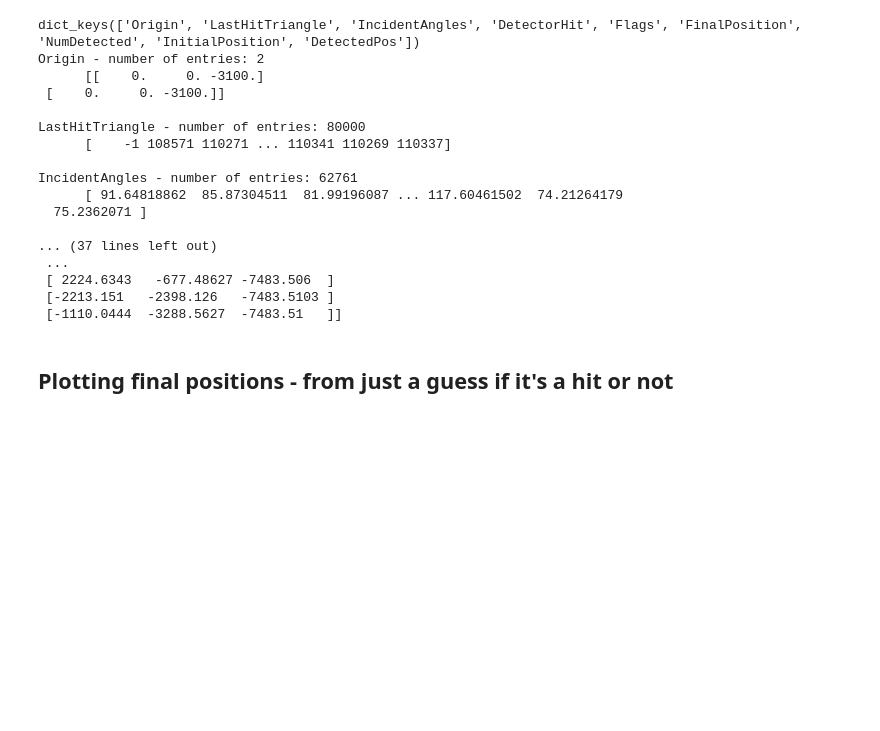
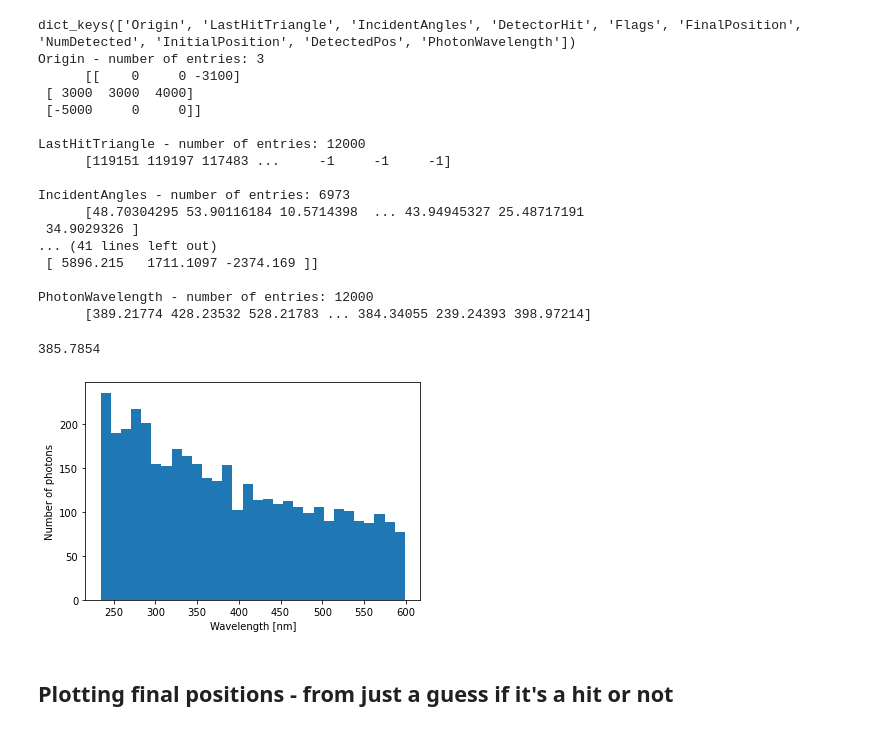
Before and after one commit to eklem1/OD_work, a Jupyter notebook: hfiles.ipynb, the cells around one changed output. Drawn from its saved outputs; the diff is of its cells as text; code cells hidden in the pictures; blank space fills up the shorter version.

```diff
--- a/hfiles.ipynb
+++ b/hfiles.ipynb
@@ -45,7 +45,7 @@ def GetPhotonFlags(Flags):
     return PhotonFlags
 # %%
 Keys1 = ['Origin', 'LastHitTriangle', 'IncidentAngles', 'DetectorHit',
-                        'Flags', 'FinalPosition', 'NumDetected', 'InitialPosition', 'DetectedPos']#, 'OpticalParameters']
+                        'Flags', 'FinalPosition', 'NumDetected', 'InitialPosition', 'DetectedPos', 'PhotonWavelength']
 
 # File1 = "..\chroma_nEXO_OD_OD_test_210527_164627_r3326.h5"
 # File1 = "..\chroma_nEXO_OD_OD_test_210528_114859_r7131.h5"
@@ -63,12 +63,14 @@ Keys1 = ['Origin', 'LastHitTriangle', 'IncidentAngles', 'DetectorHit',
 # File1 = 'h5_files/chroma_nEXO_OD_OD_test_210615_145704_r5508.h5'
 
 
-#to center with WT surface set to detection: 1.0
-File1 = "h5_files/chroma_nEXO_OD_OD_fullAbs_WT_210621_133834_r5107.h5"
-#to corner with WT surface set to detection: 1.0 s
-File1 = "h5_files/chroma_nEXO_OD_OD_fullAbs_WT_210621_134205_r3434.h5"
+# #to center with WT surface set to detection: 1.0
+# File1 = "h5_files/chroma_nEXO_OD_OD_fullAbs_WT_210621_133834_r5107.h5"
+# #to corner with WT surface set to detection: 1.0 s
+# File1 = "h5_files/chroma_nEXO_OD_OD_fullAbs_WT_210621_134205_r3434.h5"
 
 
+File1 = "h5_files/chroma_nEXO_OD_OD_fullAbs_WT_210624_155631_r4603.h5"
+
 Data1 = ReadFile(Keys1, File1)
 # %%
 print(Data1.keys())
@@ -77,23 +79,34 @@ for var in Data1.keys():
     print(var, "- number of entries:", len(Data1[var]))
     print("     ", Data1[var], '\n')
 # %% [output]
-dict_keys(['Origin', 'LastHitTriangle', 'IncidentAngles', 'DetectorHit', 'Flags', 'FinalPosition', 'NumDetected', 'InitialPosition', 'DetectedPos'])
-Origin - number of entries: 2
-      [[    0.     0. -3100.]
- [    0.     0. -3100.]]
+dict_keys(['Origin', 'LastHitTriangle', 'IncidentAngles', 'DetectorHit', 'Flags', 'FinalPosition', 'NumDetected', 'InitialPosition', 'DetectedPos', 'PhotonWavelength'])
+Origin - number of entries: 3
+      [[    0     0 -3100]
+ [ 3000  3000  4000]
+ [-5000     0     0]]
 
-LastHitTriangle - number of entries: 80000
-      [    -1 108571 110271 ... 110341 110269 110337]
+LastHitTriangle - number of entries: 12000
+      [119151 119197 117483 ...     -1     -1     -1]
 
-IncidentAngles - number of entries: 62761
-      [ 91.64818862  85.87304511  81.99196087 ... 117.60461502  74.21264179
-  75.2362071 ]
+IncidentAngles - number of entries: 6973
+      [48.70304295 53.90116184 10.5714398  ... 43.94945327 25.48717191
+ 34.9029326 ]
+... (41 lines left out)
+ [ 5896.215   1711.1097 -2374.169 ]]
 
-... (37 lines left out)
- ...
- [ 2224.6343   -677.48627 -7483.506  ]
- [-2213.151   -2398.126   -7483.5103 ]
- [-1110.0444  -3288.5627  -7483.51   ]]
+PhotonWavelength - number of entries: 12000
+      [389.21774 428.23532 528.21783 ... 384.34055 239.24393 398.97214]
+# %%
+wavelengths = Data1['PhotonWavelength']
+
+print(np.average(wavelengths))
+plt.hist(wavelengths, bins=30)
+plt.xlabel("Wavelength [nm]")
+plt.ylabel("Number of photons")
+plt.show()
+# %% [output]
+385.7854
+[figure, added]
 # %%
 def plotLightMap(top, side, bottom, title="Light Map", logscale=False):
 
```
Also changed, not shown: 3 other files.
